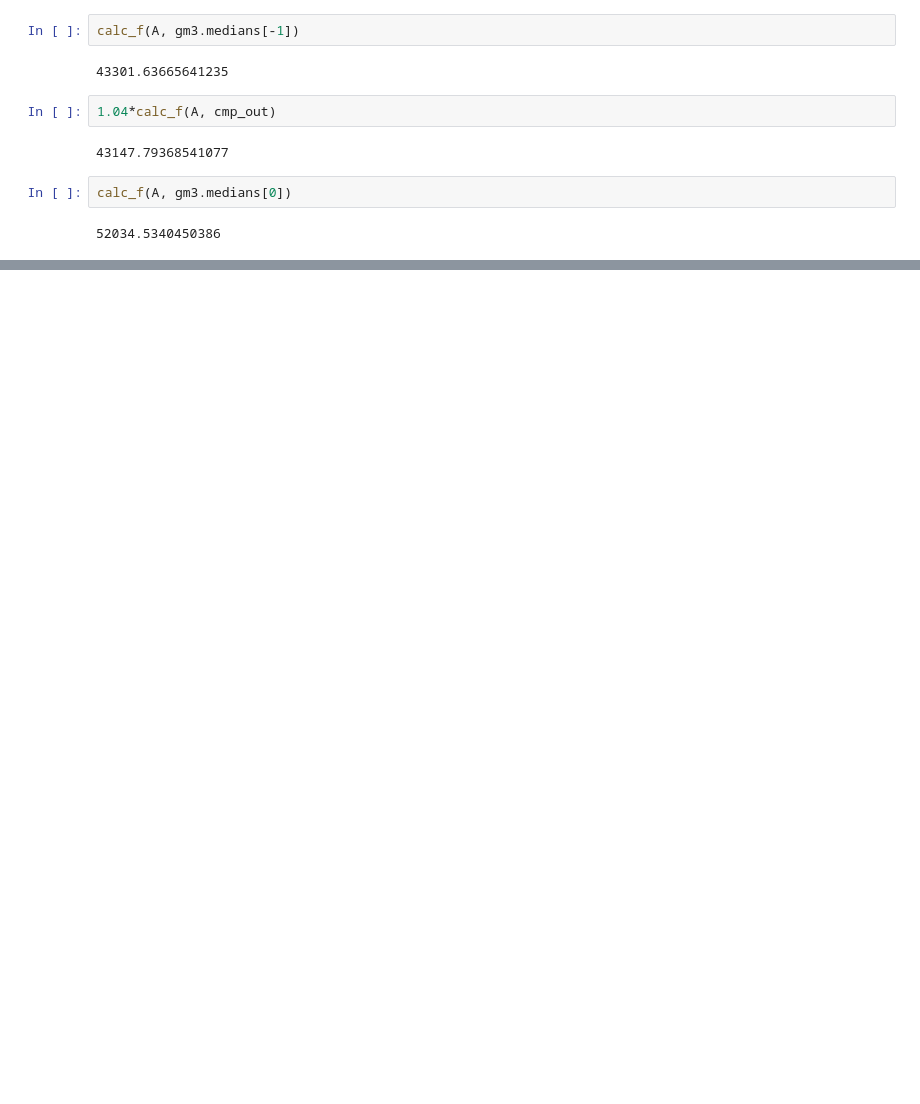
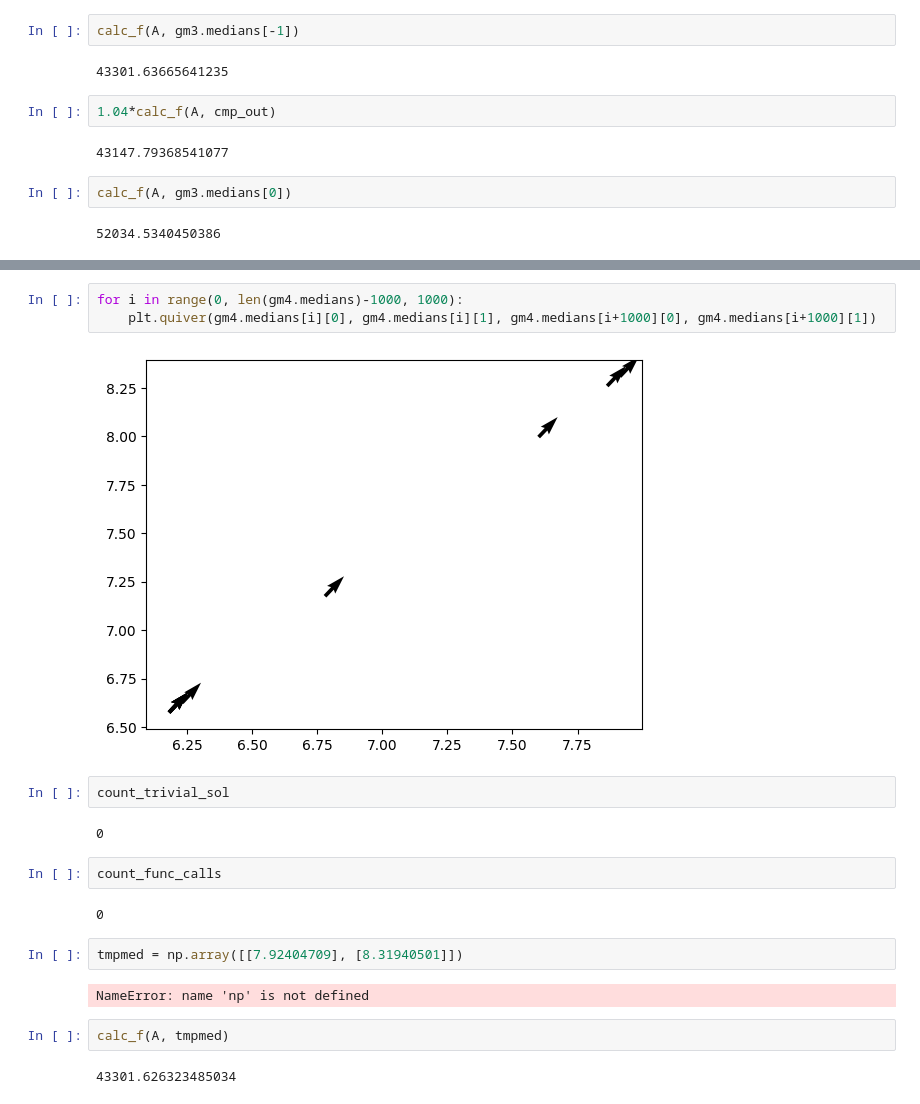
Before and after one commit to bowass/geometricMedian, a Jupyter notebook: src/test.ipynb, the cells around one changed output, grey strips where cells are left out. Saved outputs shown, nothing was run; the diff lists cells and outputs as text; blank space fills up the shorter version.

```diff
--- a/src/test.ipynb
+++ b/src/test.ipynb
@@ -212,0 +247,21 @@ iteration 50/10205
+# %%
+for i in range(0, len(gm4.medians)-1000, 1000):
+    plt.quiver(gm4.medians[i][0], gm4.medians[i][1], gm4.medians[i+1000][0], gm4.medians[i+1000][1])
+# %% [output]
+[figure, added]
+# %%
+count_trivial_sol
+# %% [output]
+0
+# %%
+count_func_calls
+# %% [output]
+0
+# %%
+tmpmed = np.array([[7.92404709], [8.31940501]])
+# %% [output]
+NameError: name 'np' is not defined
+# %%
+calc_f(A, tmpmed)
+# %% [output]
+43301.626323485034
```
Also changed, not shown: parts of 75 cells of this notebook, 8 other files.
